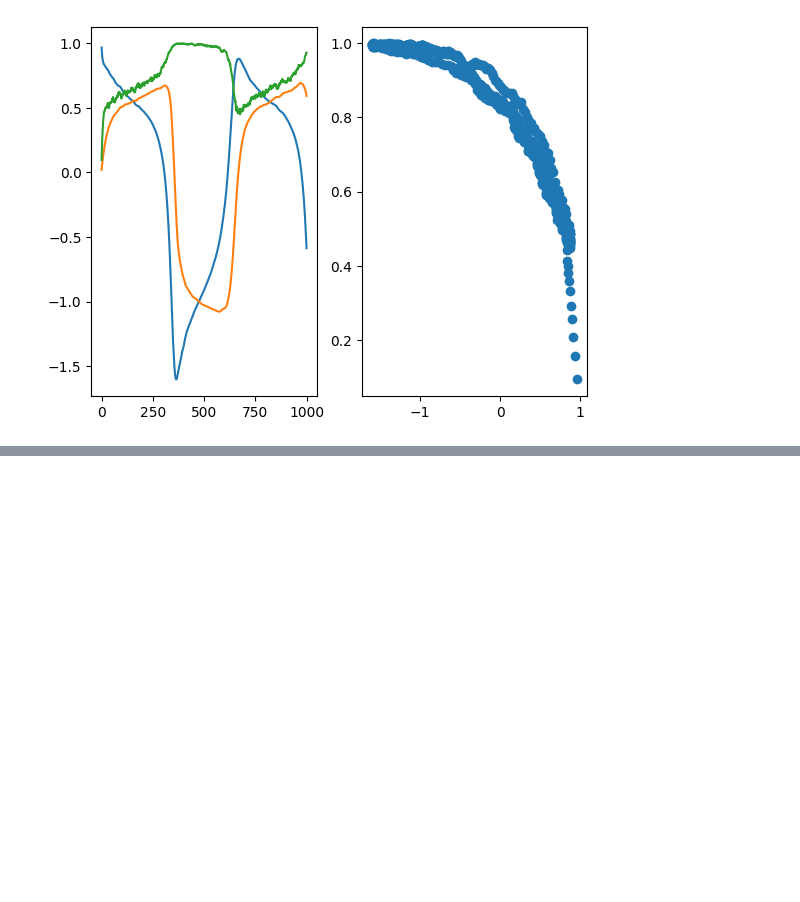
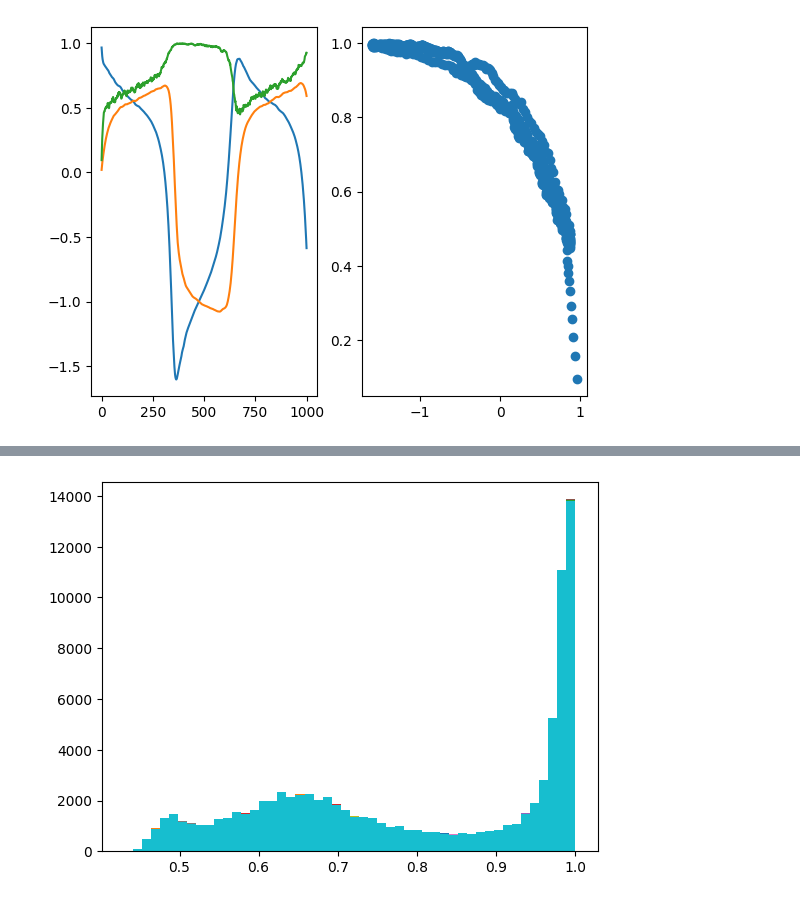
Before and after one commit to lindliu/CLD_, a Jupyter notebook: Untitled-1.ipynb, the cells around one changed output, grey strips where cells are left out. Saved outputs shown, nothing was run; the diff lists cells and outputs as text; code cells hidden in the pictures; blank space fills up the shorter version.

```diff
--- a/Untitled-1.ipynb
+++ b/Untitled-1.ipynb
@@ -350,7 +350,9 @@ plt.scatter(data[:,0],data[:,1])
 # %%
 import pandas as pd
 import glob
-
+import numpy as np
+import torch
+import os
 
 def get_idx(x, sigma, x_lower_bound=-1, s_lower_bound=-10):
     """
@@ -478,7 +480,7 @@ class parameters(object):
         elif data_type=='Saddle_low':
             self.data_pathes = glob.glob(os.path.abspath('.data/Saddle_datasets_low_noise/*data'))
         elif data_type=='Saddle_high':
-            self.data_pathes = glob.glob(os.path.abspath('.data//Saddle_datasets_high_noise/*data'))
+            self.data_pathes = glob.glob(os.path.abspath('.data/Saddle_datasets_high_noise/*data'))
         self.data_pathes = sorted(self.data_pathes, key=lambda x: int(os.path.split(x)[1].split('_')[0]))
 
         suffix = '{}_{}_{}_{}{}'.format(self.x_lower_bound,self.ks,self.n_trainset,data_type,dev)
@@ -522 +542,15 @@ torch.tensor(x[idx]).to(device)
 [figure]
+# %%
+s = s1.flatten()[100:91100]
+
+ss = np.zeros([1000,90000])
+
+bins = 50
+hist = np.zeros([1000,bins])
+for i in range(1000):
+    ss[i,:] = s[i:90000+i]
+    a = plt.hist(ss[i,:], bins=bins)
+    hist[i,:] = a[0]/a[0].sum()
+# plt.plot(s[:1000])
+# %% [output]
+[figure, added]
```
Also changed, not shown: parts of 9 cells of this notebook.
